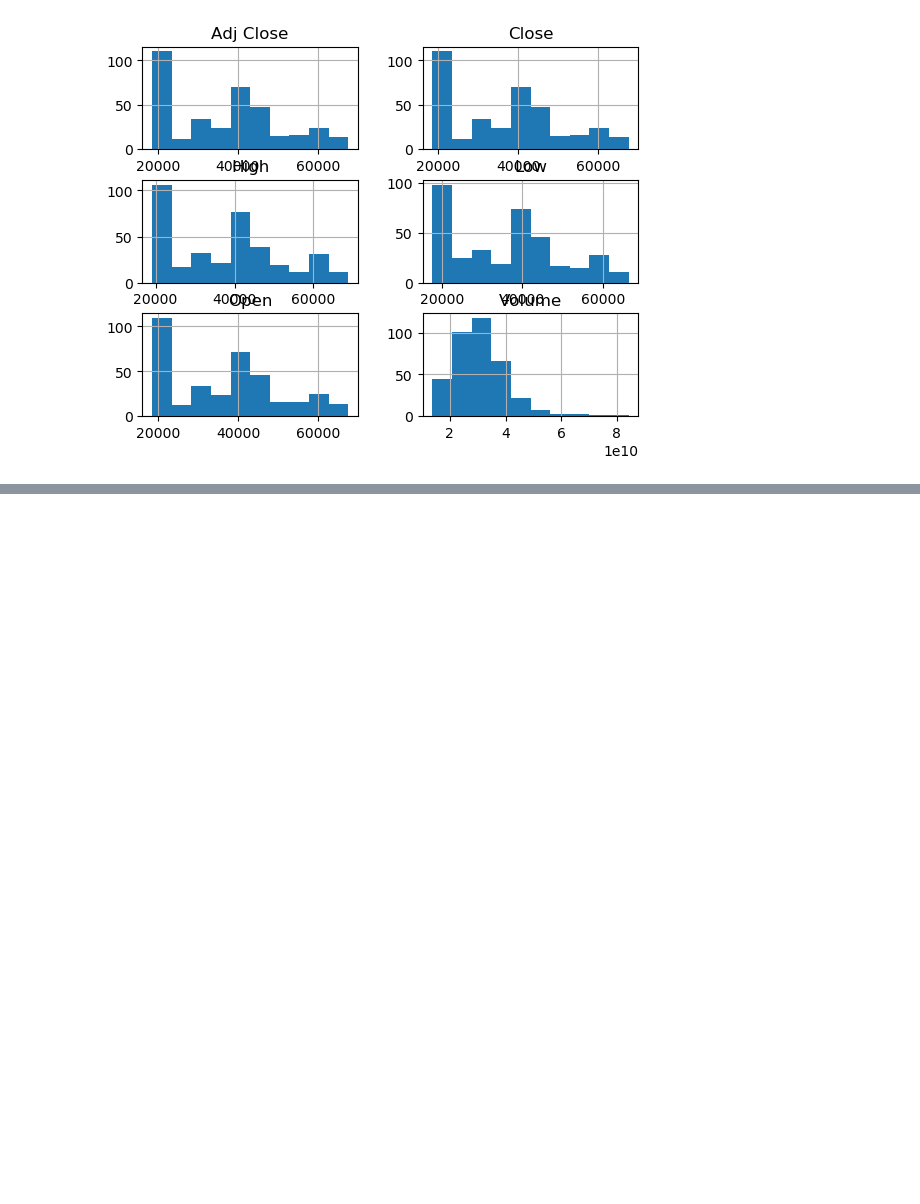
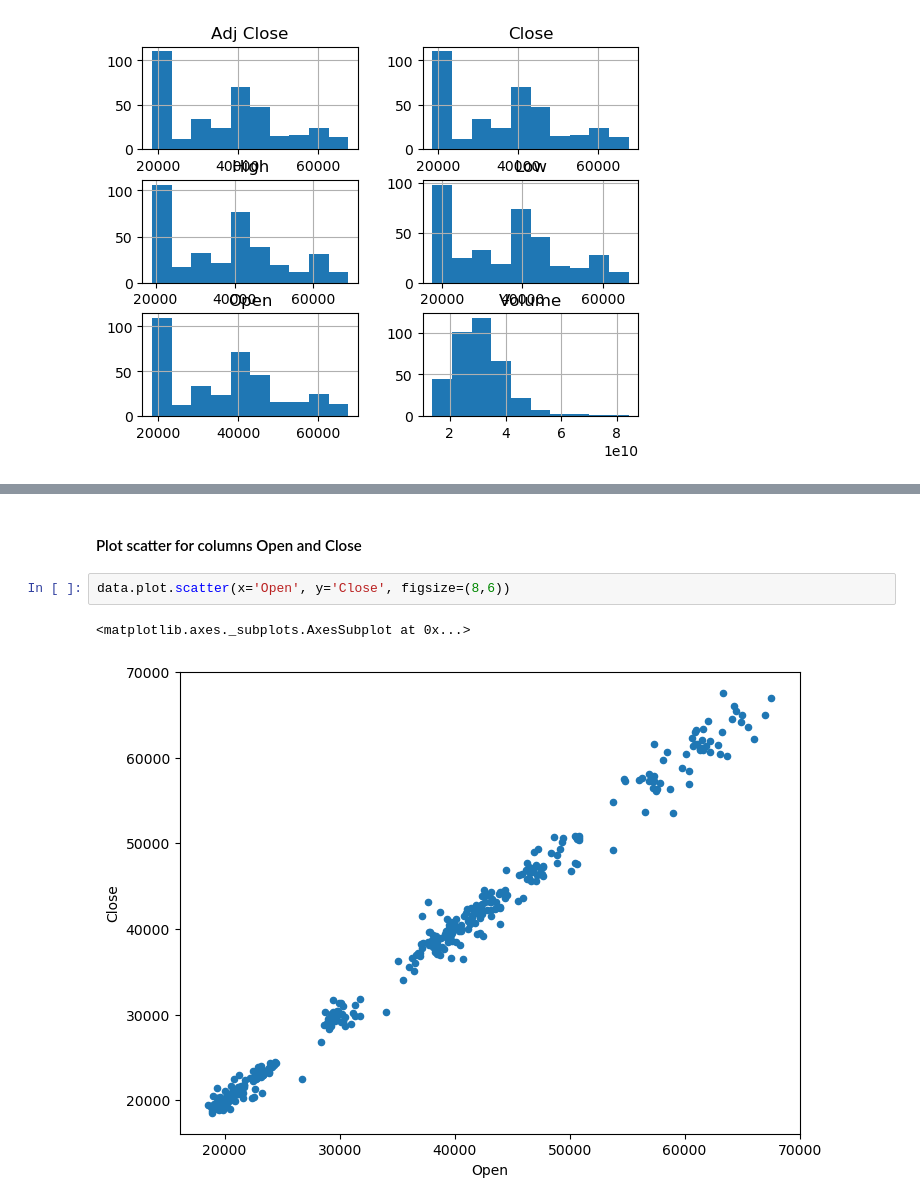
Before and after one commit to g3-reiten/scalable-backtesting-pipeline, a Jupyter notebook: notebooks/EDA_BTC-USD.ipynb, the cells around one changed output, grey strips where cells are left out. Drawn from its saved outputs; the diff is of its cells as text; blank space fills up the shorter version.

```diff
--- a/notebooks/EDA_BTC-USD.ipynb
+++ b/notebooks/EDA_BTC-USD.ipynb
@@ -65,0 +71,7 @@ array([[<matplotlib.axes._subplots.AxesSubplot object at 0x...>,
+# %% [markdown]
+#### Plot scatter for columns Open and Close
+# %%
+data.plot.scatter(x='Open', y='Close', figsize=(8,6))
+# %% [output]
+<matplotlib.axes._subplots.AxesSubplot at 0x...>
+[figure, added]
```
Also changed, not shown: parts of 1 cell of this notebook.
